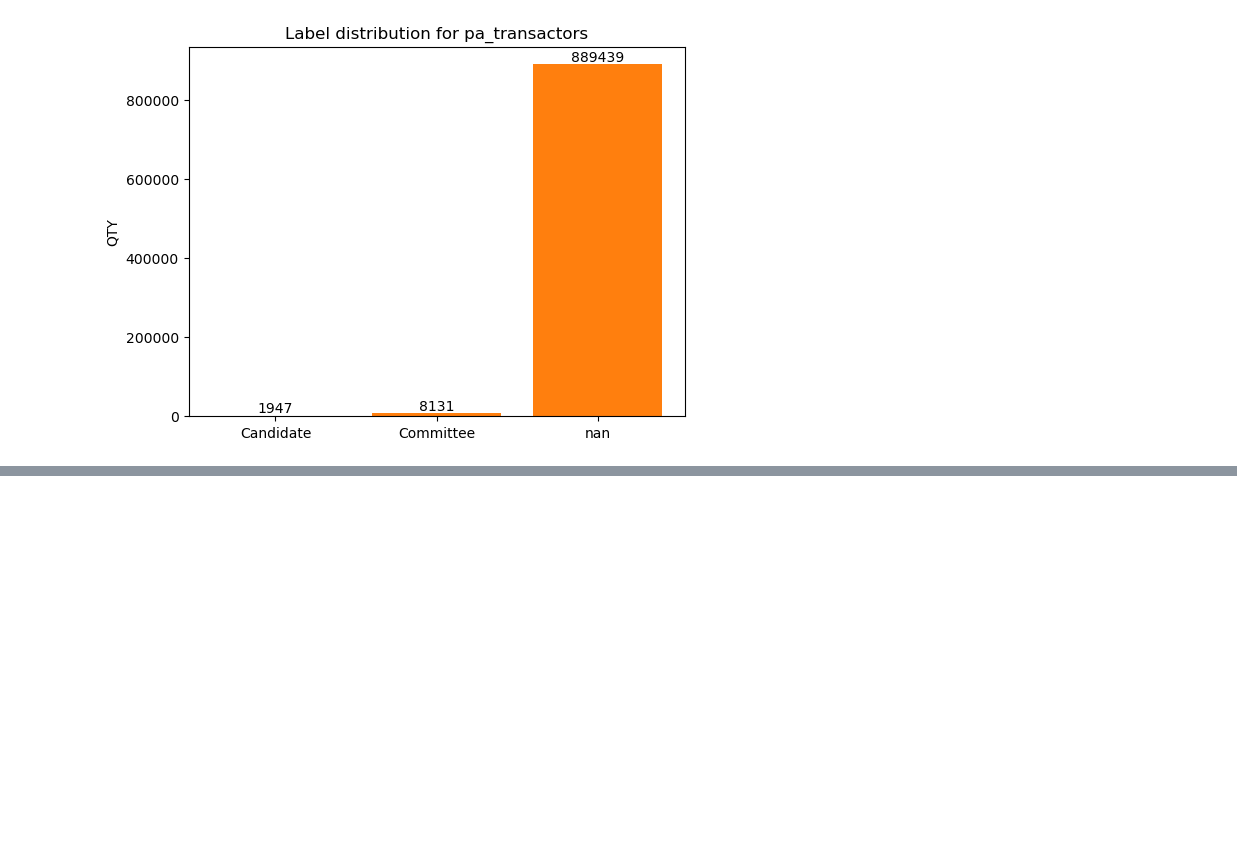
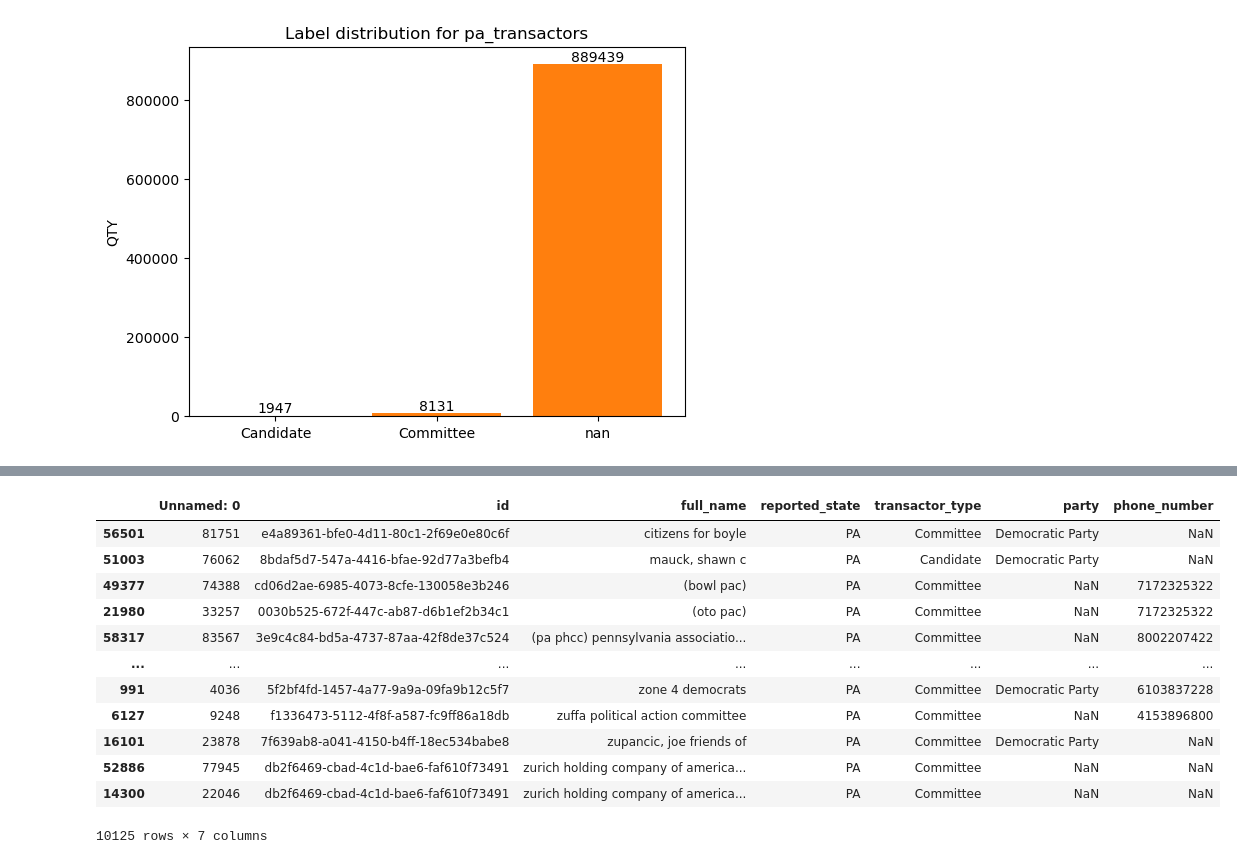
Before and after one commit to satadisha/ner_congressional_records, a Jupyter notebook: test.ipynb, the cells around one changed output, grey strips where cells are left out. Saved outputs shown, nothing was run; the diff lists cells and outputs as text; code cells hidden in the pictures; blank space fills up the shorter version.

```diff
--- a/test.ipynb
+++ b/test.ipynb
@@ -65,9 +64,9 @@ az_transcators
 # %% [markdown]
 <h1>PA_TRANSACTOR_ANNOTATED CSV</h1>
 # %%
-pa_transcator_annotated =  pd.read_csv(DATA_PATH+"pa_transactor_annotated.csv")
-pa_transcator_annotated.sort_values(by='full_name')
-# pa_transcator_annotated.sort_values(by='party')
+pa_transactor_annotated =  pd.read_csv(DATA_PATH+"pa_transactor_annotated.csv")
+pa_transactor_annotated.sort_values(by='full_name')
+# pa_transactor_annotated.sort_values(by='party')
 # %% [output]
 |  | Unnamed: 0 | id | full_name | reported_state | transactor_type | party | phone_number |
 | 58127 | 83377 | e4a89361-bfe0-4d11-80c1-2f69e0e80c6f | CITIZENS FOR BOYLE | PA | Committee | Democratic Party | NaN |
@@ -95,5 +94,5 @@ pa_transcator_annotated[pa_transcator_annotated['full_name'].isna()]
 <h2>Convert full_name column to lowercase:</h2>
 <a href='https://stackoverflow.com/questions/22245171/how-to-lowercase-a-pandas-dataframe-string-column-if-it-has-missing-values'>REFERENCE</a>
 # %%
-pa_transcator_annotated['full_name'] = pa_transcator_annotated['full_name'].str.lower()
+pa_transactor_annotated['full_name'] = pa_transactor_annotated['full_name'].str.lower()
 # %%
@@ -323,8 +322,8 @@ pa_transcator_annotated[pa_transcator_annotated['full_name'].isna()]
 # %% [output]
 |  | Unnamed: 0 | id | full_name | reported_state | transactor_type | party | phone_number |
 # %%
-pa_transcator_annotated.drop_duplicates(subset='full_name', inplace=True)
-pa_transcator_annotated.groupby(by='full_name').size().sort_values()
+pa_transactor_annotated.drop_duplicates(subset='full_name', inplace=True)
+pa_transactor_annotated.groupby(by='full_name').size().sort_values()
 # %% [output]
 full_name
  citizens for boyle                                                                          1
@@ -537,0 +576,16 @@ plt.show()
+# %%
+pa_transactor_annotated.sort_values(by='full_name')
+# %% [output]
+|  | Unnamed: 0 | id | full_name | reported_state | transactor_type | party | phone_number |
+| 56501 | 81751 | e4a89361-bfe0-4d11-80c1-2f69e0e80c6f | citizens for boyle | PA | Committee | Democratic Party | NaN |
+| 51003 | 76062 | 8bdaf5d7-547a-4416-bfae-92d77a3befb4 | mauck, shawn c | PA | Candidate | Democratic Party | NaN |
+| 49377 | 74388 | cd06d2ae-6985-4073-8cfe-130058e3b246 | (bowl pac) | PA | Committee | NaN | 7172325322 |
+| 21980 | 33257 | 0030b525-672f-447c-ab87-d6b1ef2b34c1 | (oto pac) | PA | Committee | NaN | 7172325322 |
+| 58317 | 83567 | 3e9c4c84-bd5a-4737-87aa-42f8de37c524 | (pa phcc) pennsylvania associatio... | PA | Committee | NaN | 8002207422 |
+| ... | ... | ... | ... | ... | ... | ... | ... |
+| 991 | 4036 | 5f2bf4fd-1457-4a77-9a9a-09fa9b12c5f7 | zone 4 democrats | PA | Committee | Democratic Party | 6103837228 |
+| 6127 | 9248 | f1336473-5112-4f8f-a587-fc9ff86a18db | zuffa political action committee | PA | Committee | NaN | 4153896800 |
+| 16101 | 23878 | 7f639ab8-a041-4150-b4ff-18ec534babe8 | zupancic, joe friends of | PA | Committee | Democratic Party | NaN |
+| 52886 | 77945 | db2f6469-cbad-4c1d-bae6-faf610f73491 | zurich holding company of america... | PA | Committee | NaN | NaN |
+| 14300 | 22046 | db2f6469-cbad-4c1d-bae6-faf610f73491 | zurich holding company of america... | PA | Committee | NaN | NaN |
+10125 rows × 7 columns
```
Also changed, not shown: parts of 61 cells of this notebook.
